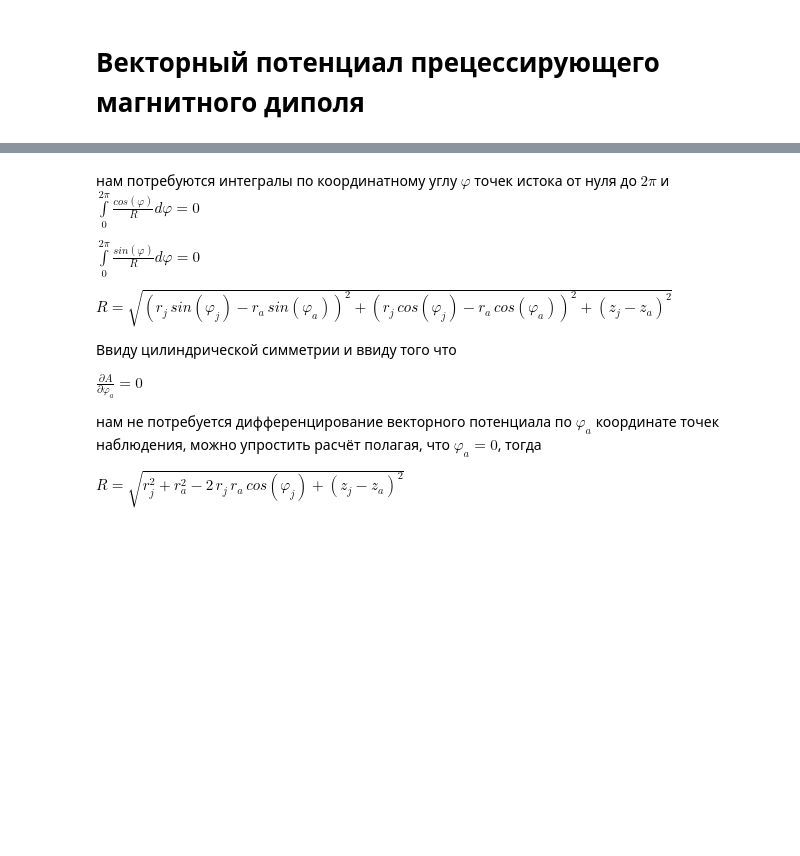
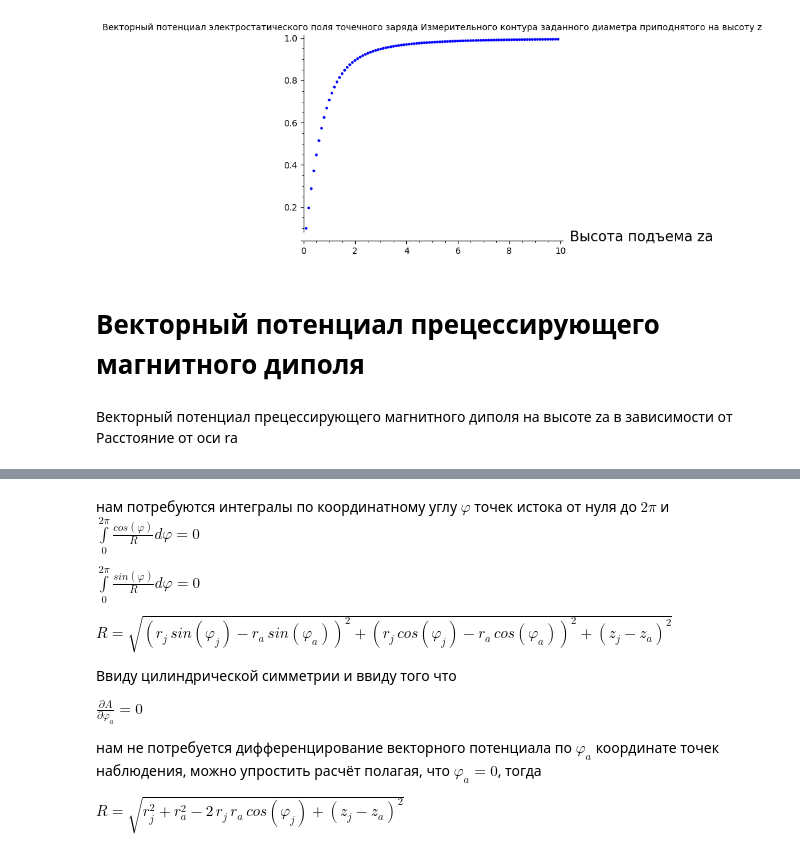
Before and after one commit to daju1/articles, a Jupyter notebook: electrostatic_vector_potential/Vector_potential_of_a_precessing_magnetic_dipole.ipynb, the cells around one changed output, grey strips where cells are left out. Saved outputs shown, nothing was run; the diff lists cells and outputs as text; code cells hidden in the pictures; blank space fills up the shorter version.

```diff
--- a/electrostatic_vector_potential/Vector_potential_of_a_precessing_magnetic_dipole.ipynb
+++ b/electrostatic_vector_potential/Vector_potential_of_a_precessing_magnetic_dipole.ipynb
@@ -1,2 +227,14 @@
+# %%
+plot_data_A_q_z = []
+for iz in range(1,100):
+    za = 0.1 * iz
+    A_phi_q = A_q(ra = 1, za = za)
+    plot_data_A_q_z += [(za, A_phi_q)]
+# %%
+p = list_plot(plot_data_A_q_z)
+p.show(title="Векторный потенциал электростатического поля точечного заряда Измерительного контура заданного диаметра приподнятого на высоту z",
+       axes_labels=["Высота подъема za", ""])
+# %% [output]
+[figure, added]
 # %% [markdown]
 # Векторный потенциал прецессирующего магнитного диполя
@@ -2,0 +245,2 @@
+# %% [markdown]
+Векторный потенциал прецессирующего магнитного диполя на высоте za в зависимости от Расстояние от оси ra
```
Also changed, not shown: parts of 55 cells of this notebook, 1 other file.
